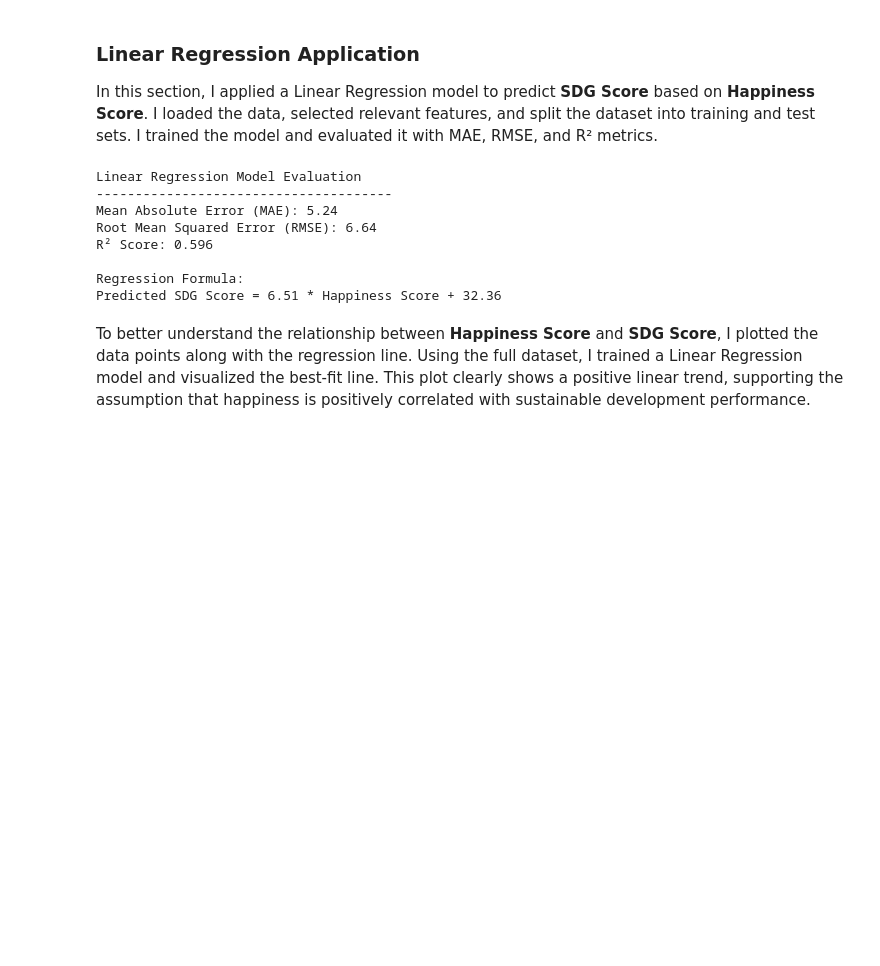
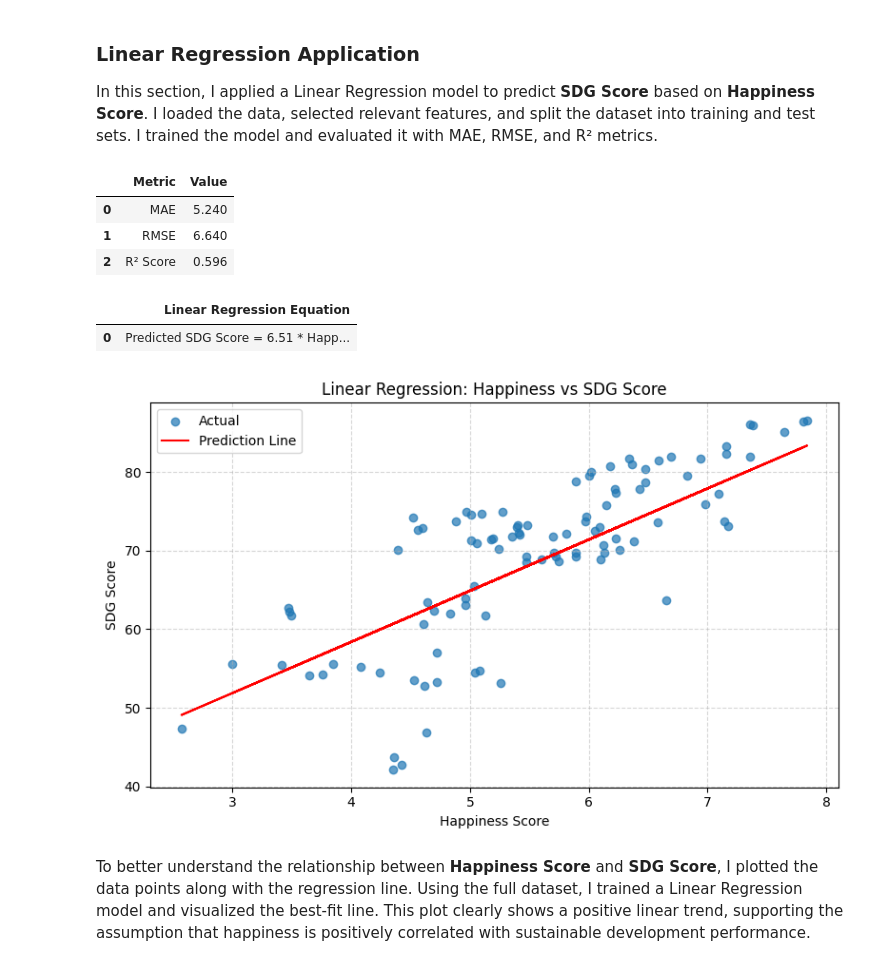
Before and after one commit to safiyenarman/DSA210-Project, a Jupyter notebook: main.ipynb, the cells around one changed output. Cells and saved outputs as stored; diff of their text form; code cells hidden in the pictures; blank space fills up the shorter version.

```diff
--- a/main.ipynb
+++ b/main.ipynb
@@ -620,50 +620,60 @@ In this section, I applied a Linear Regression model to predict **SDG Score** ba
 # %%
 from sklearn.model_selection import train_test_split
 from sklearn.linear_model import LinearRegression
 from sklearn.metrics import mean_absolute_error, mean_squared_error, r2_score
+import numpy as np
+import pandas as pd
+import matplotlib.pyplot as plt
+from IPython.display import display
 
 df = pd.read_csv("mergedData.csv")
 
 X = df[["Happiness score"]]
 y = df["SDG Score"]
 
-
-X_train, X_test, y_train, y_test = train_test_split(
-    X, y, test_size=0.2, random_state=42
-)
+X_train, X_test, y_train, y_test = train_test_split(X, y, test_size=0.2, random_state=42)
 
 model = LinearRegression()
-
 model.fit(X_train, y_train)
-
 y_pred = model.predict(X_test)
 
-
 mae = mean_absolute_error(y_test, y_pred)
-
 rmse = np.sqrt(mean_squared_error(y_test, y_pred))
-
 r2 = r2_score(y_test, y_pred)
 
-print("Linear Regression Model Evaluation")
-print("--------------------------------------")
-print(f"Mean Absolute Error (MAE): {mae:.2f}")
-print(f"Root Mean Squared Error (RMSE): {rmse:.2f}")
-print(f"R² Score: {r2:.3f}")
+metrics_df = pd.DataFrame({
+    "Metric": ["MAE", "RMSE", "R² Score"],
+    "Value": [round(mae, 2), round(rmse, 2), round(r2, 3)]
+})
+
+display(metrics_df)
 
 slope = model.coef_[0]
 intercept = model.intercept_
-print("\nRegression Formula:")
-print(f"Predicted SDG Score = {slope:.2f} * Happiness Score + {intercept:.2f}")
+
+formula_df = pd.DataFrame({
+    "Linear Regression Equation": [f"Predicted SDG Score = {slope:.2f} * Happiness Score + {intercept:.2f}"]
+})
+display(formula_df)
+
+plt.figure(figsize=(8, 5))
+plt.scatter(X_test, y_test, alpha=0.7, label="Actual")
+plt.plot(X_test, y_pred, color="red", label="Prediction Line")
+plt.xlabel("Happiness Score")
+plt.ylabel("SDG Score")
+plt.title("Linear Regression: Happiness vs SDG Score")
+plt.legend()
+plt.grid(True, linestyle="--", alpha=0.5)
+plt.tight_layout()
+plt.show()
 # %% [output]
-Linear Regression Model Evaluation
---------------------------------------
-Mean Absolute Error (MAE): 5.24
-Root Mean Squared Error (RMSE): 6.64
-R² Score: 0.596
-
-Regression Formula:
-Predicted SDG Score = 6.51 * Happiness Score + 32.36
+|  | Metric | Value |
+| 0 | MAE | 5.240 |
+| 1 | RMSE | 6.640 |
+| 2 | R² Score | 0.596 |
+|  | Linear Regression Equation |
+| 0 | Predicted SDG Score = 6.51 * Happ... |
+[figure, added]
 # %% [markdown]
 To better understand the relationship between **Happiness Score** and **SDG Score**, I plotted the data points along with the regression line. Using the full dataset, I trained a Linear Regression model and visualized the best-fit line. This plot clearly shows a positive linear trend, supporting the assumption that happiness is positively correlated with sustainable development performance.
 # %%
```
